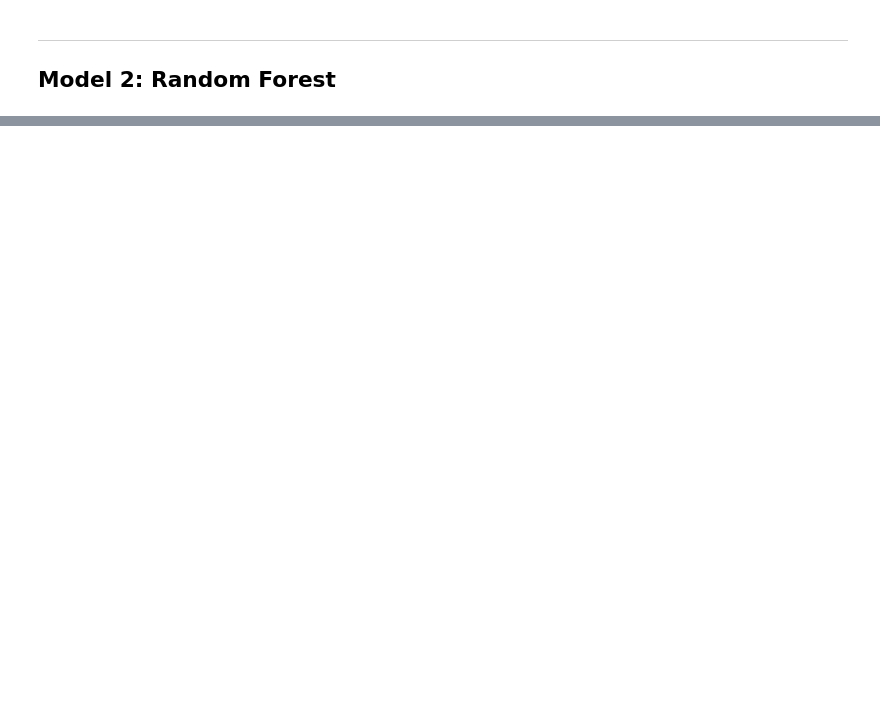
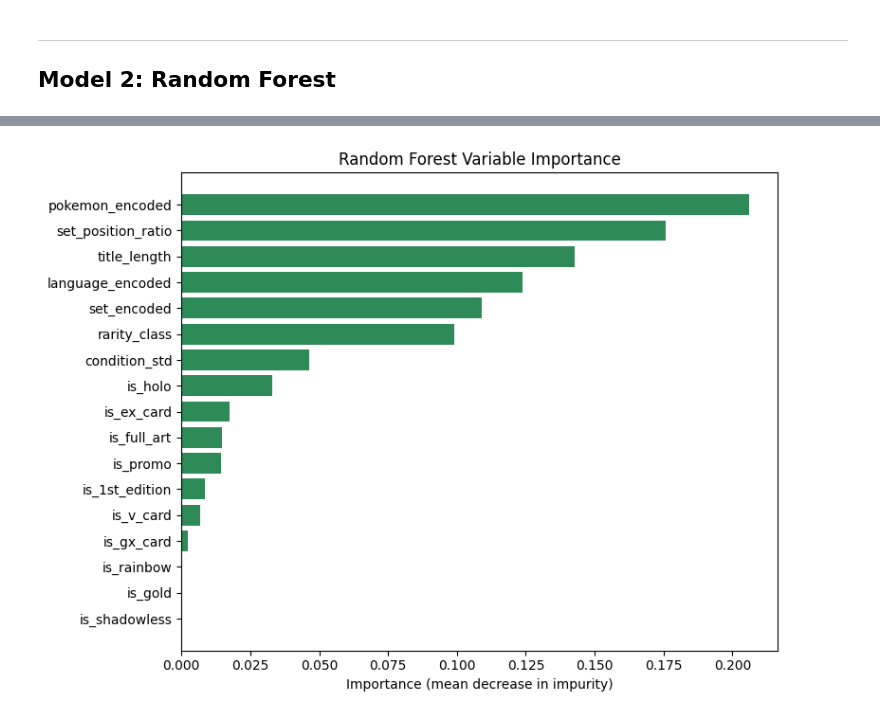
Before and after one commit to morgan1461/pokemon-card-price-predictor, a Jupyter notebook: model.ipynb, the cells around one changed output, grey strips where cells are left out. Saved outputs shown, nothing was run; the diff lists cells and outputs as text; code cells hidden in the pictures; blank space fills up the shorter version.

```diff
--- a/model.ipynb
+++ b/model.ipynb
@@ -430,0 +522,21 @@ print(test_rows.shape)
+# %%
+rf_best = RandomForestRegressor(
+    n_estimators=500,
+    max_features=best_mtry,
+    oob_score=True,
+    random_state=RANDOM,
+    n_jobs=-1,
+)
+rf_best.fit(X_train, y_train)
+
+yhat_best = rf_best.predict(X_test)
+print(f'Final Random Forest (mtry={best_mtry}) test MSE: {mean_squared_error(y_test, yhat_best):.4f}')
+print(f'Final Random Forest (mtry={best_mtry}) test R²:  {r2_score(y_test, yhat_best):.4f}')
+
+# impurity-based importance (~ IncNodePurity)
+importance_df = pd.DataFrame({
+    'Feature': X.columns,
+    'Importance': rf_best.feature_importances_
+}).sort_values(by='Importance', ascending=False)
+
+print(importance_df.to_string(index=False))
@@ -430,0 +564,10 @@ print(test_rows.shape)
+# %%
+plt.figure(figsize=(8, 6))
+plt.barh(importance_df['Feature'], importance_df['Importance'], color='seagreen')
+plt.gca().invert_yaxis()
+plt.xlabel('Importance (mean decrease in impurity)')
+plt.title('Random Forest Variable Importance')
+plt.tight_layout()
+plt.show()
+# %% [output]
+[figure, added]
```
Also changed, not shown: parts of 13 cells of this notebook.
